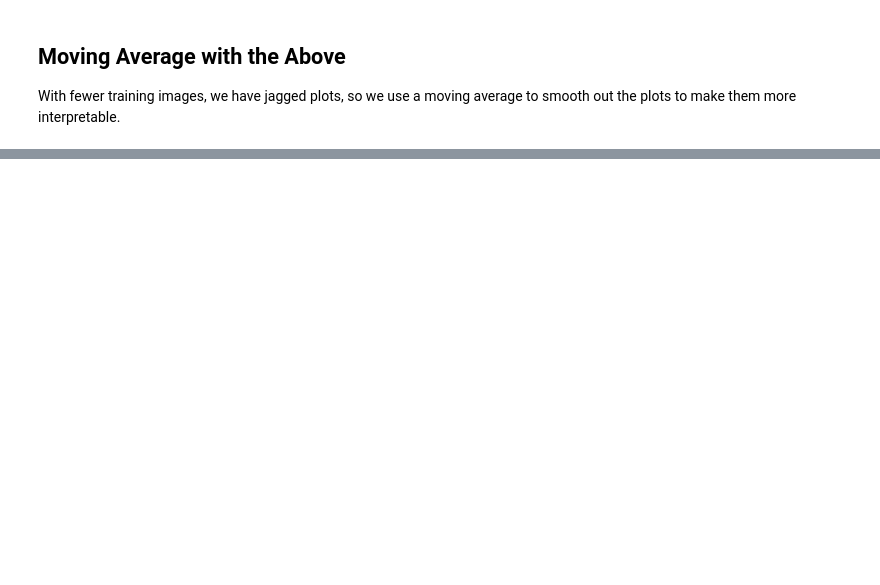
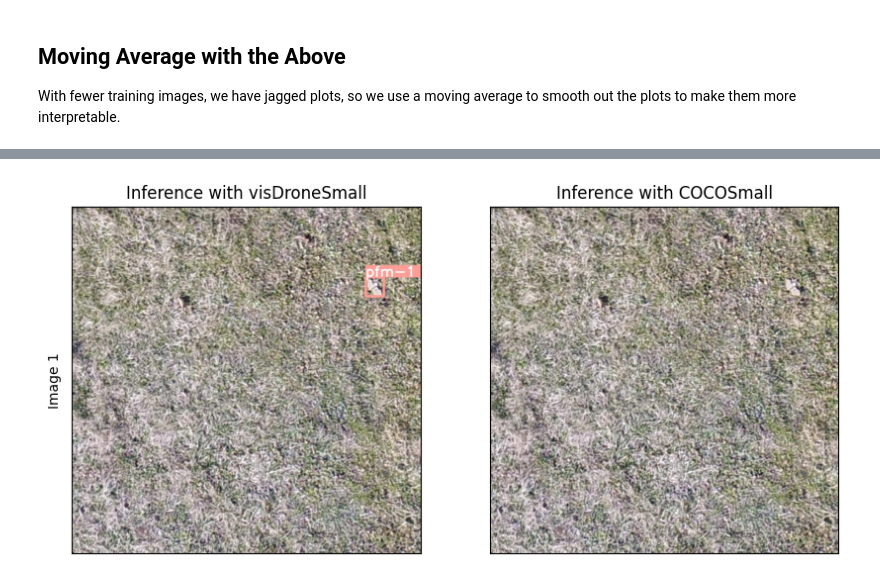
Before and after one commit to joelUSD/PFM1-Detection, a Jupyter notebook: Comparing YOLOv5 Models.ipynb, the cells around one changed output, grey strips where cells are left out. Drawn from its saved outputs; the diff is of its cells as text; code cells hidden in the pictures; blank space fills up the shorter version.

```diff
--- a/Comparing YOLOv5 Models.ipynb
+++ b/Comparing YOLOv5 Models.ipynb
@@ -230,0 +466,24 @@ plt.show()
+# %%
+# load images
+image_visDroneSmall = plt.imread('runs\\detect\\visDroneSmall\\Phan4_200316_F02_RGB_jpg.rf.0a8faf0afbea50a28e32a08b1b7dd6f7.jpg')
+image_COCOSmall = plt.imread('runs\\detect\\COCOSmall\\Phan4_200316_F02_RGB_jpg.rf.0a8faf0afbea50a28e32a08b1b7dd6f7.jpg')
+
+# display images
+plt.figure(figsize=(10,5))
+
+plt.subplot(1,2,1)
+plt.imshow(image_visDroneSmall)
+plt.title('Inference with visDroneSmall')
+plt.ylabel('Image 1')
+plt.xticks([])
+plt.yticks([])
+
+plt.subplot(1,2,2)
+plt.imshow(image_COCOSmall)
+plt.title('Inference with COCOSmall')
+plt.xticks([])
+plt.yticks([])
+
+plt.show()
+# %% [output]
+[figure, added]
```
Also changed, not shown: parts of 32 cells of this notebook.
